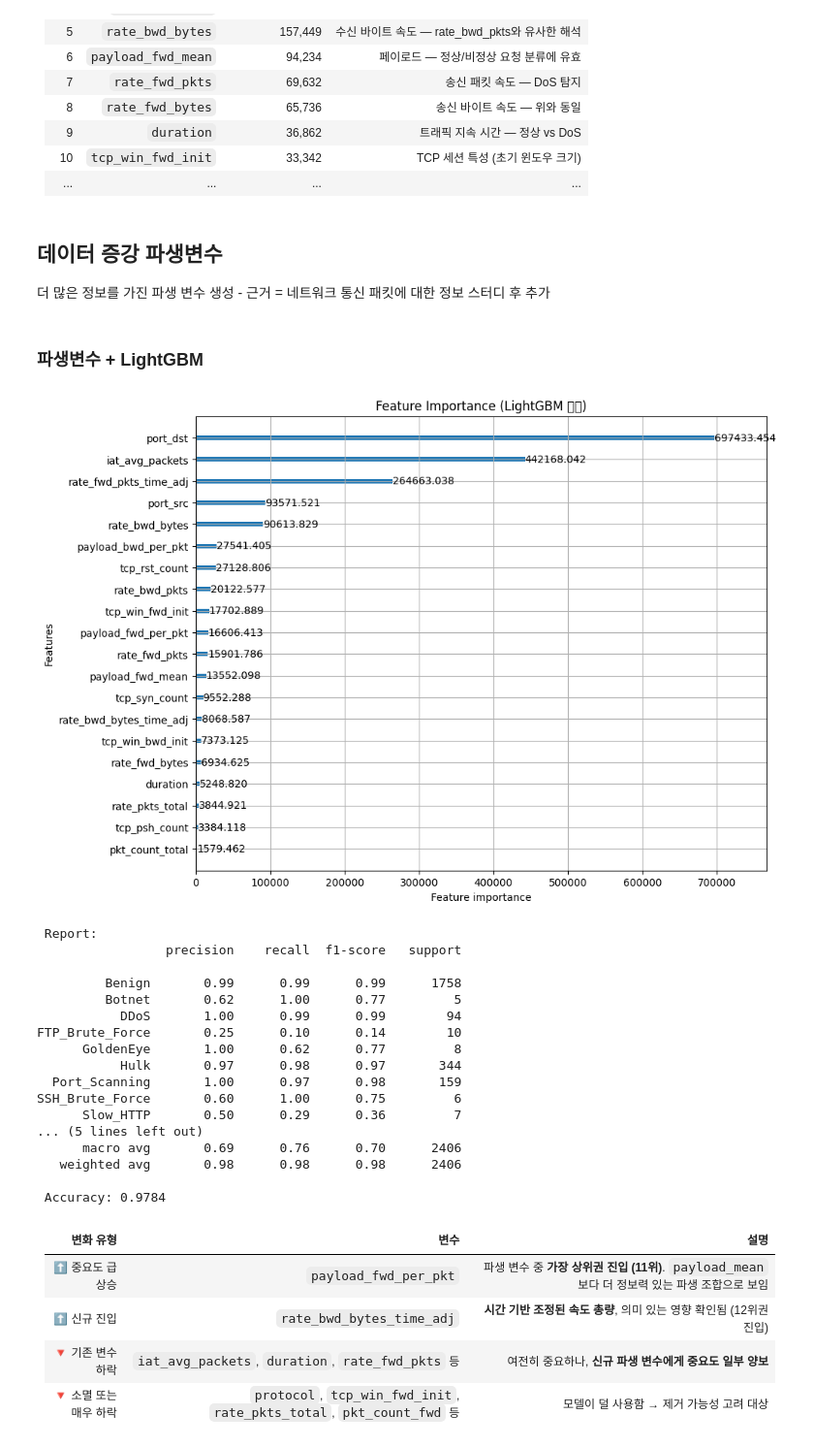
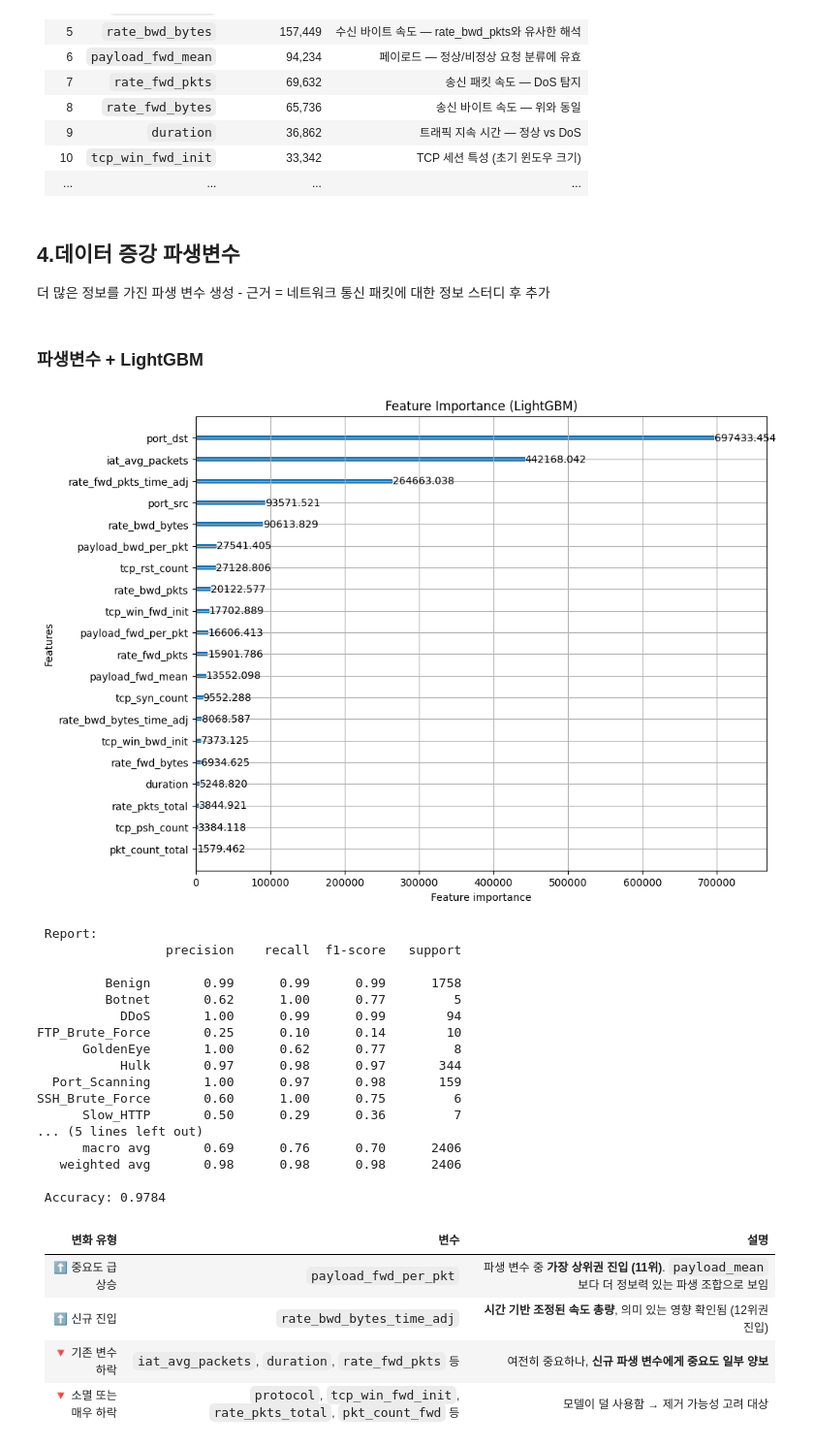
Before and after one commit to oh-seok-ju/DACON, a Jupyter notebook: 데이콘_해킹분석1차.ipynb, the cells around one changed output. Shown at 97% size. Cells and saved outputs as stored; diff of their text form; code cells hidden in the pictures.

```diff
--- a/데이콘_해킹분석1차.ipynb
+++ b/데이콘_해킹분석1차.ipynb
@@ -415,7 +415,7 @@ SSH_Brute_Force       0.56      0.83      0.67         6
 | 10  | `tcp_win_fwd_init` | 33,342        | TCP 세션 특성 (초기 윈도우 크기)               |
 | ... | ...                | ...           | ...                                 |
 # %% [markdown]
-## 데이터 증강 파생변수
+## 4.데이터 증강 파생변수
 
 더 많은 정보를 가진 파생 변수 생성 - 근거 = 네트워크 통신 패킷에 대한 정보 스터디 후 추가
 # %%
@@ -466,35 +466,35 @@ lgb_val = lgb.Dataset(X_val, y_encoded_val, reference=lgb_train)
 
 params = {
     'objective': 'multiclass',
     'num_class': len(le.classes_),
     'metric': 'multi_logloss',
     'verbosity': -1,
     'seed': 42
 }
 
 model = lgb.train(params, lgb_train, valid_sets=[lgb_val], num_boost_round=100,
                   callbacks=[lgb.early_stopping(stopping_rounds=10, verbose=False)])
 
 # 6. 변수 중요도 시각화
 lgb.plot_importance(model, max_num_features=20, importance_type='gain', figsize=(10, 8))
-plt.title("Feature Importance (LightGBM 기준)")
+plt.title("Feature Importance (LightGBM)")
 plt.show()
 
 from sklearn.metrics import classification_report, confusion_matrix, accuracy_score
 import seaborn as sns
 
 # 7. 예측 (확률 → 클래스 index)
 y_pred = model.predict(X_val).argmax(axis=1)
 
 # 8. 평가 리포트 출력
 print(" Report:")
 print(classification_report(y_encoded_val, y_pred, target_names=le.classes_))
 
 # 9. 정확도
 acc = accuracy_score(y_encoded_val, y_pred)
 print(f" Accuracy: {acc:.4f}")
 # %% [output]
-[figure, old version]
+[figure, new version]
  Report:
                  precision    recall  f1-score   support
 
```
Also changed, not shown: parts of 27 cells of this notebook.
